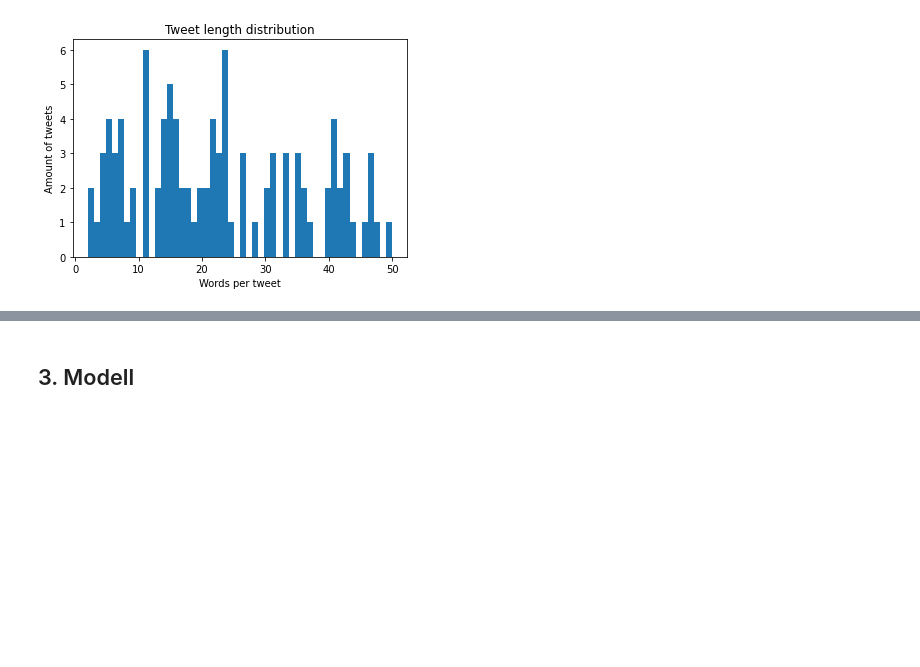
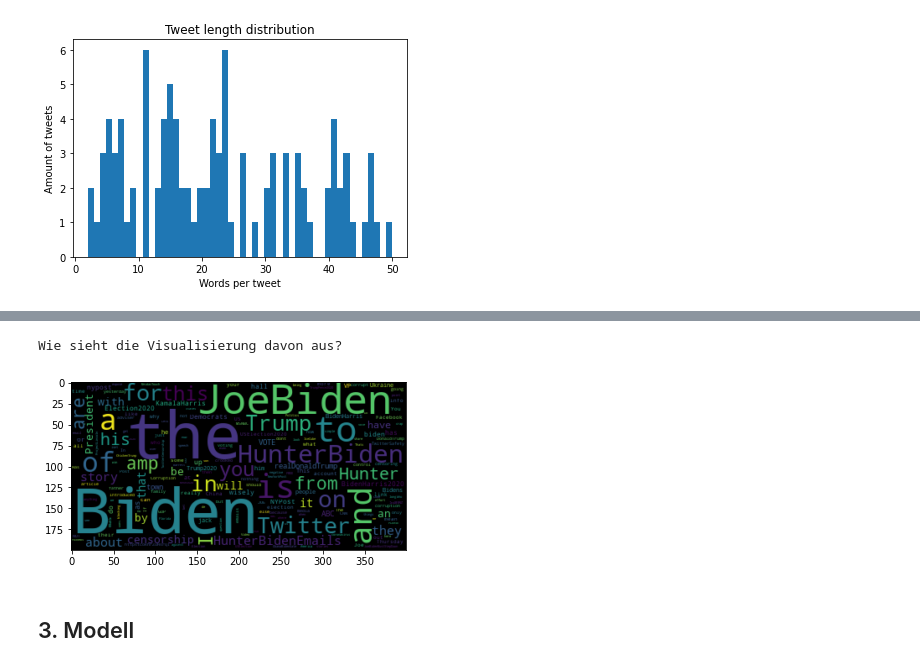
Before and after one commit to orca-nrw/lernmodul-texte, a Jupyter notebook: index.ipynb, the cells around one changed output, grey strips where cells are left out. Drawn from its saved outputs; the diff is of its cells as text; code cells hidden in the pictures; blank space fills up the shorter version.

```diff
--- a/index.ipynb
+++ b/index.ipynb
@@ -225,3 +239,10 @@ Wie viele Tweets haben eine bestimmte Länge?
+# %%
+plt.imshow(wc.generate_from_frequencies(fd), interpolation="bilinear")
+print("Wie sieht die Visualisierung davon aus?")
+plt.show()
+# %% [output]
+Wie sieht die Visualisierung davon aus?
+[figure, added]
 # %% [markdown]
 ## 3. <a id='modell'>Modell</a>
 # %% [markdown]
```
Also changed, not shown: parts of 11 cells of this notebook.
